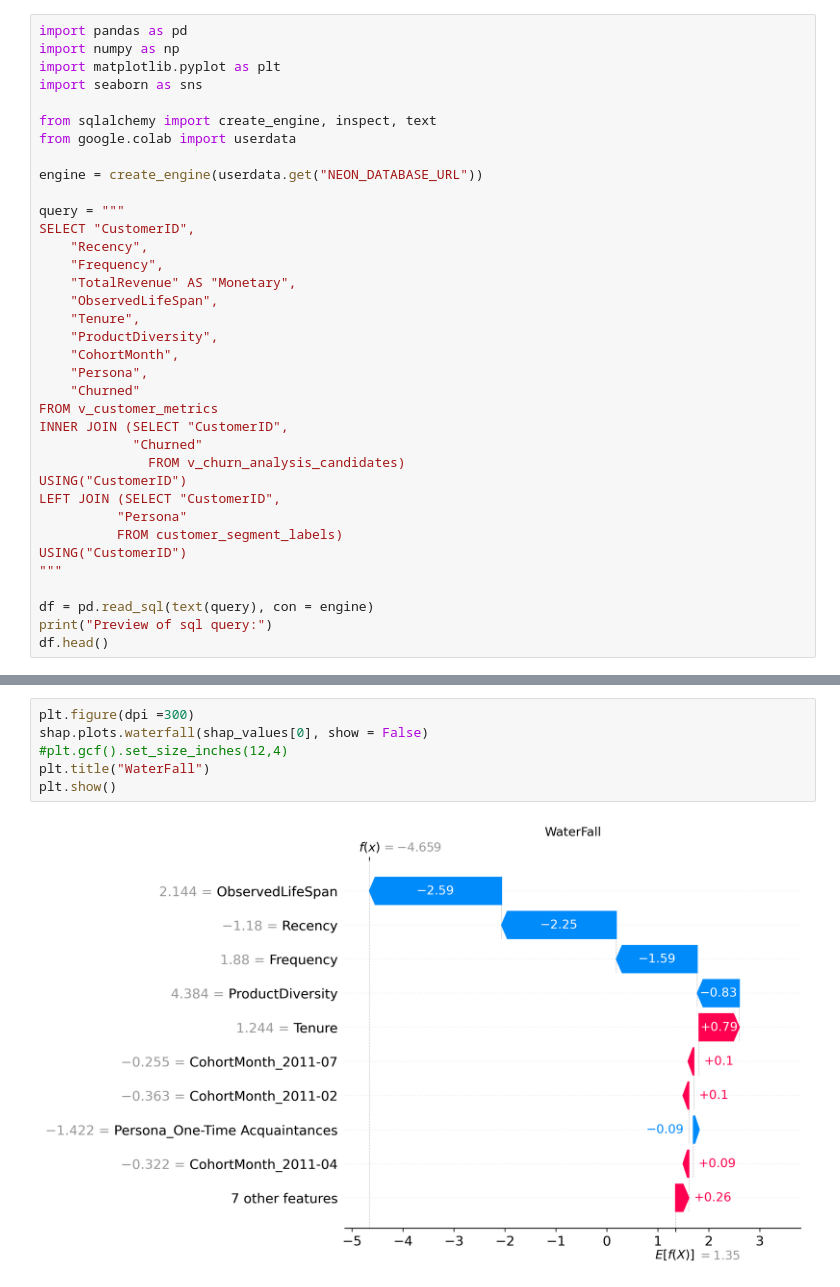
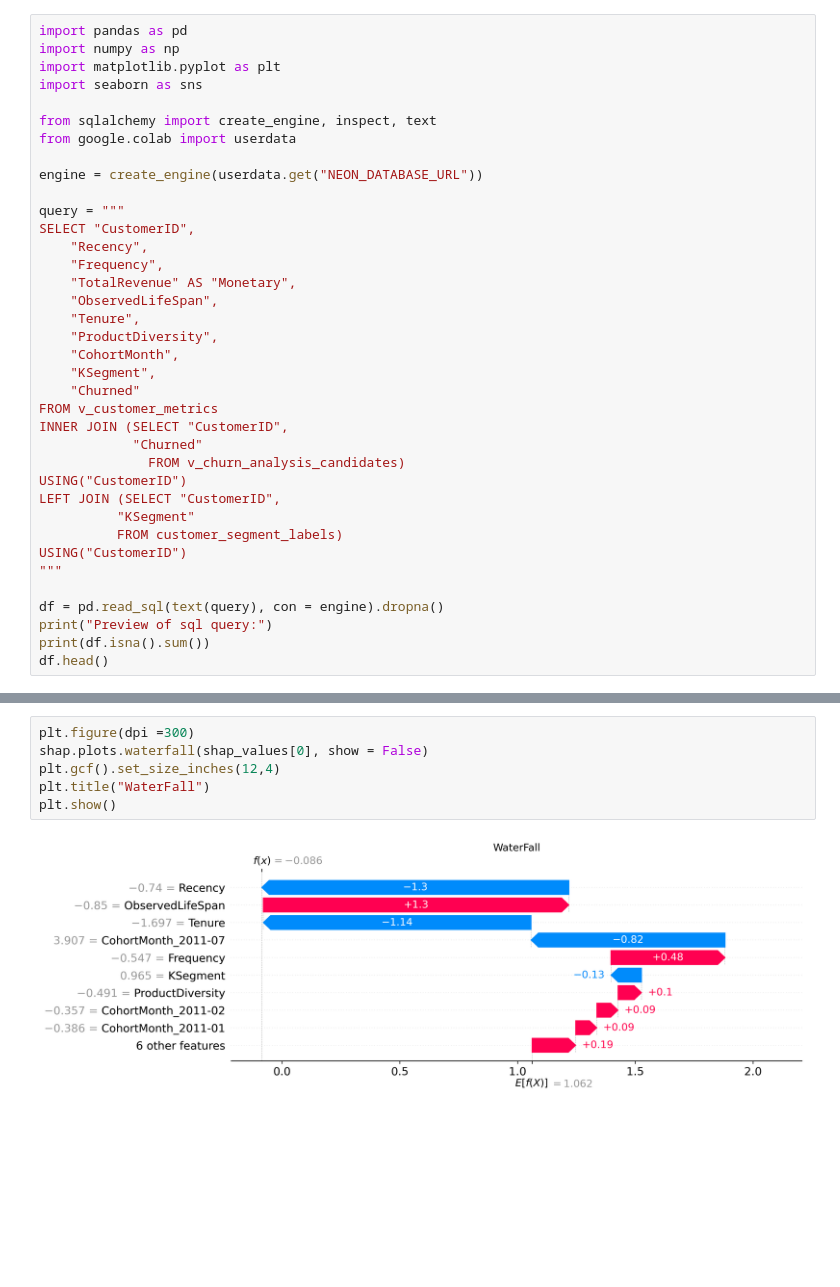
Before and after one commit to mundundan-star/online-retail-customer-analytics, a Jupyter notebook: 5.0 Churn_Model_Selection and Evaluation.ipynb, the cells around one changed output, grey strips where cells are left out. Cells and saved outputs as stored; diff of their text form; blank space fills up the shorter version.

```diff
--- a/5.0 Churn_Model_Selection and Evaluation.ipynb
+++ b/5.0 Churn_Model_Selection and Evaluation.ipynb
@@ -20,7 +20,7 @@ SELECT "CustomerID",
     "Tenure",
     "ProductDiversity",
     "CohortMonth",
-    "Persona",
+    "KSegment",
     "Churned"
 FROM v_customer_metrics
 INNER JOIN (SELECT "CustomerID",
@@ -28,13 +28,14 @@ INNER JOIN (SELECT "CustomerID",
               FROM v_churn_analysis_candidates)
 USING("CustomerID")
 LEFT JOIN (SELECT "CustomerID",
-          "Persona"
+          "KSegment"
           FROM customer_segment_labels)
 USING("CustomerID")
 """
 
-df = pd.read_sql(text(query), con = engine)
+df = pd.read_sql(text(query), con = engine).dropna()
 print("Preview of sql query:")
+print(df.isna().sum())
 df.head()
 # %% [output]
 Preview of sql query:
@@ -284,8 +187,8 @@ WARNING:shap:Background dataset has 2348 samples but max_samples=100. Subsamplin
 # %%
 plt.figure(dpi =300)
 shap.plots.waterfall(shap_values[0], show = False)
-#plt.gcf().set_size_inches(12,4)
+plt.gcf().set_size_inches(12,4)
 plt.title("WaterFall")
 plt.show()
 # %% [output]
-[figure, old version]
+[figure, new version]
```
Also changed, not shown: parts of 6 cells of this notebook.
